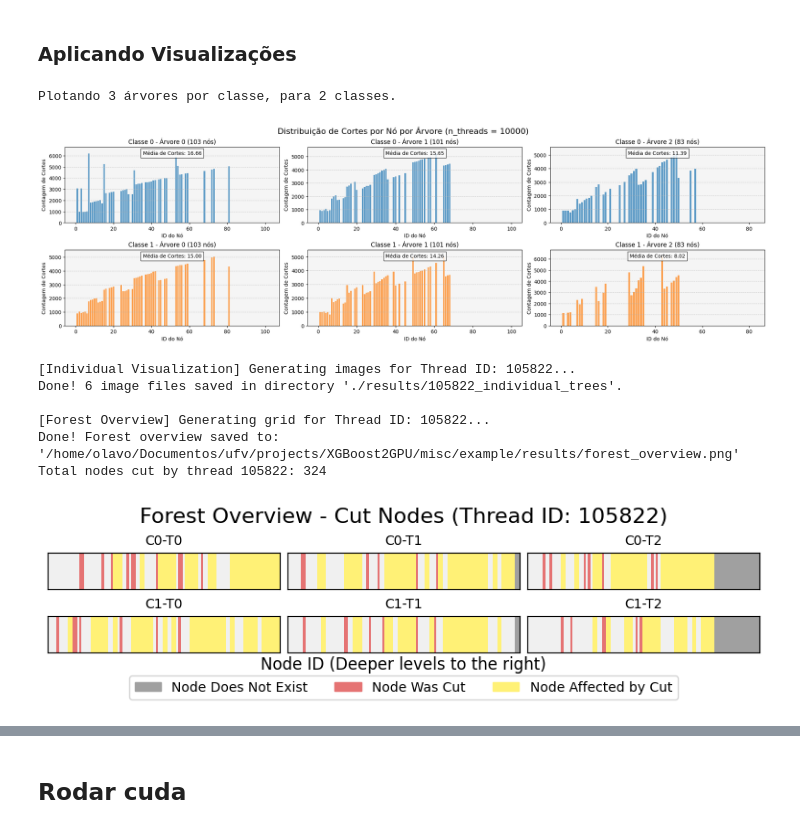
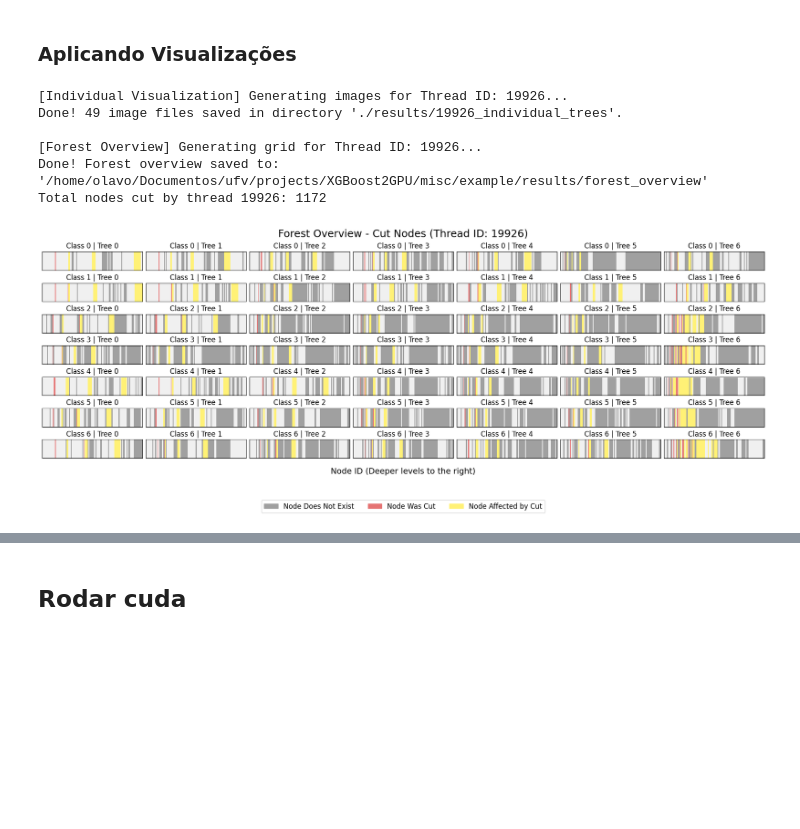
Before and after one commit to Olavo-B/XGBoost2GPU, a Jupyter notebook: misc/example/xgboost2gpu_example.ipynb, the cells around one changed output, grey strips where cells are left out. Cells and saved outputs as stored; diff of their text form; code cells hidden in the pictures; blank space fills up the shorter version.

```diff
--- a/misc/example/xgboost2gpu_example.ipynb
+++ b/misc/example/xgboost2gpu_example.ipynb
@@ -85,9 +85,12 @@ X, y = make_classification(**make_classification_params)
 # data = susy.drop(columns=['target'])
 # target = susy['target'].astype('int')
 
+# Load Covtype dataset
+data, target = LoadDataset.load_covtype()
+
 # # Converter para DataFrame para facilitar manipulação
-data = pd.DataFrame(X, columns=[f'feature_{i}' for i in range(X.shape[1])])
-target = pd.Series(y, name='target')
+# data = pd.DataFrame(X, columns=[f'feature_{i}' for i in range(X.shape[1])])
+# target = pd.Series(y, name='target')
 
 
 
@@ -226,7 +233,8 @@ xgb2gpu = XGBoost2GPU(treelut_model=treelut_clf,
                       w_tree=treelut_params['w_tree'],
                       n_samples=X_valid.shape[0],
                       n_threads=256,
-                      n_blocks=768)
+                      n_blocks=78,
+                      debug=False)
 
 # Create results directory if it doesn't exist
 results_dir = Path("results")
@@ -236,7 +244,7 @@ results_dir.mkdir(parents=True, exist_ok=True)
 output_file = f"./results/xgboost_cuda_generated.cu"
 
 # Gerar código CUDA
-xgb2gpu.generate_cuda_code(output_file, optimization=False)
+xgb2gpu.generate_cuda_code(output_file, optimization=True)
 print(f"✅ Código CUDA gerado com sucesso em: {output_file}")
 
 # Calcular e salvar probabilidades de corte
@@ -426,15 +420,16 @@ def node_id_complete_tree(tree):
             # Process the left child ('no')
             if left_child_id is not None and left_child_id in updated_tree:
                 # Calculate the realID: 2 * p + 1
-                updated_tree[left_child_id]['realID'] = 2 * parent_real_id + 1
+                updated_tree[left_child_id]['realID'] = 2 * parent_real_id + 2
                 queue.append(left_child_id)
 
             # Process the right child ('yes')
             if right_child_id is not None and right_child_id in updated_tree:
                 # Calculate the realID: 2 * p + 2
-                updated_tree[right_child_id]['realID'] = 2 * parent_real_id + 2
+                updated_tree[right_child_id]['realID'] = 2 * parent_real_id + 1
                 queue.append(right_child_id)
 
+
     return updated_tree
 # %%
 import matplotlib.pyplot as plt
@@ -777,40 +779,40 @@ def plot_forest_overview(trees, thread_id_to_plot, num_classes, num_trees_per_cl
 # %% [markdown]
 ### Aplicando Visualizações
 # %%
-thread_to_visualize = 105822
+thread_to_visualize = 19926
 # %%
 
 trees_data = xgb2gpu.model.trees
-plot_tree_cut_distribution(trees_data, num_threads=10000,
-                           num_classes=xgb_params['num_class'],
-                           num_trees_per_class=xgb_params['n_estimators'])
+# plot_tree_cut_distribution(trees_data, num_threads=10000,
+#                            num_classes=xgb_params['num_class'],
+#                            num_trees_per_class=xgb_params['n_estimators'])
 
 # --- FUNCTION CALLS ---
 # 1. Generate individual images for each tree.
 visualize_tree_traversal_path(
     trees=trees_data,
     thread_id_to_plot=thread_to_visualize,
     num_classes=xgb_params['num_class'],
     num_trees_per_class=xgb_params['n_estimators'],
-    output_dir=f'./results/{thread_to_visualize}_individual_trees'
+    output_dir=f'./results/{thread_to_visualize}_individual_trees',
+    font_size=12
 )
 
 # 2. Generate the single image with the forest overview.
 cutted = plot_forest_overview(
     trees=trees_data,
     thread_id_to_plot=thread_to_visualize,
     num_classes=xgb_params['num_class'],
     num_trees_per_class=xgb_params['n_estimators'],
-    output_file='./results/forest_overview.png')
+    output_file='./results/forest_overview',
+    font_size=12)
 
 print(f"Total nodes cut by thread {thread_to_visualize}: {cutted}")
 # %% [output]
-Plotando 3 árvores por classe, para 2 classes.
+[Individual Visualization] Generating images for Thread ID: 19926...
+Done! 49 image files saved in directory './results/19926_individual_trees'.
+
+[Forest Overview] Generating grid for Thread ID: 19926...
+Done! Forest overview saved to: '/home/olavo/Documentos/ufv/projects/XGBoost2GPU/misc/example/results/forest_overview'
+Total nodes cut by thread 19926: 1172
-[figure, old version]
+[figure, new version]
-[Individual Visualization] Generating images for Thread ID: 105822...
-Done! 6 image files saved in directory './results/105822_individual_trees'.
-
-[Forest Overview] Generating grid for Thread ID: 105822...
-Done! Forest overview saved to: '/home/olavo/Documentos/ufv/projects/XGBoost2GPU/misc/example/results/forest_overview.png'
-Total nodes cut by thread 105822: 324
-[figure, removed]
```
Also changed, not shown: parts of 16 cells of this notebook, 1 other file.
